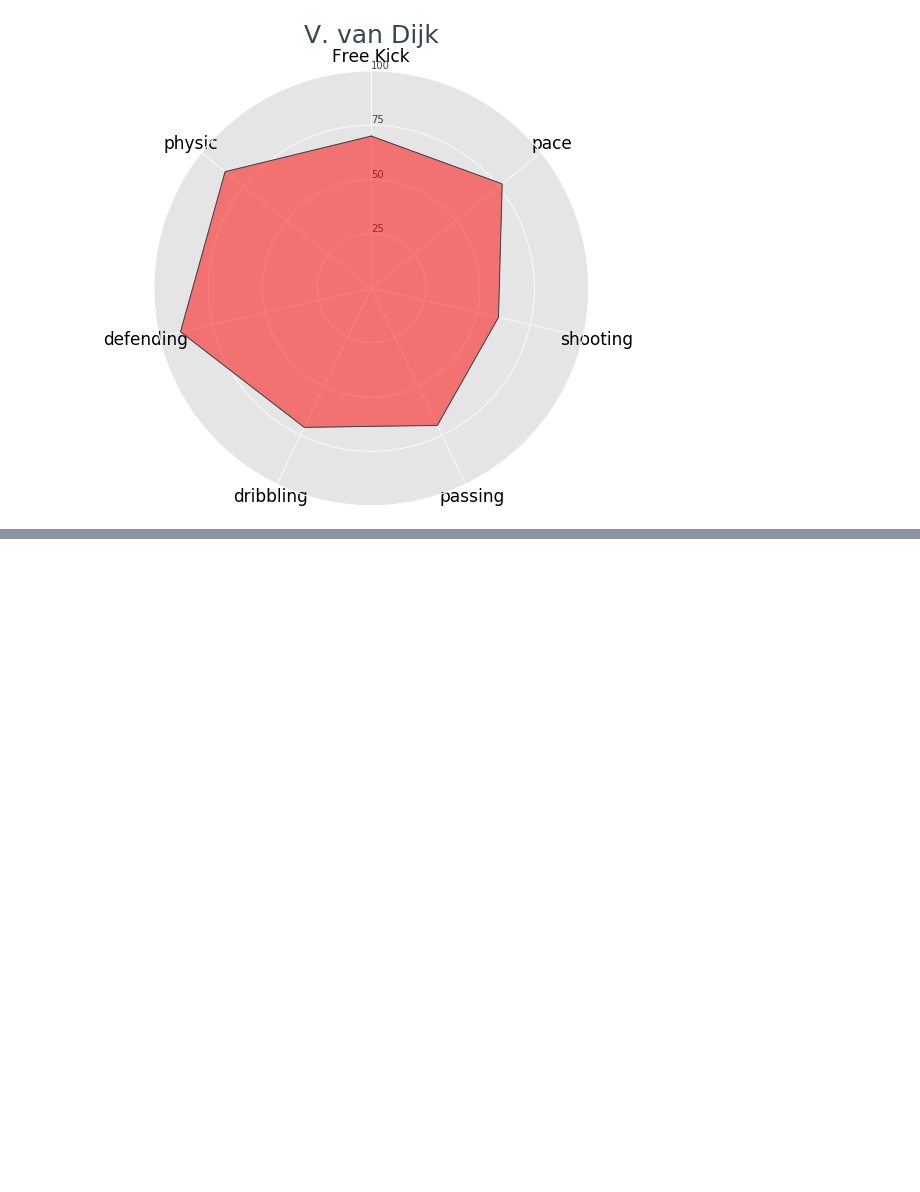
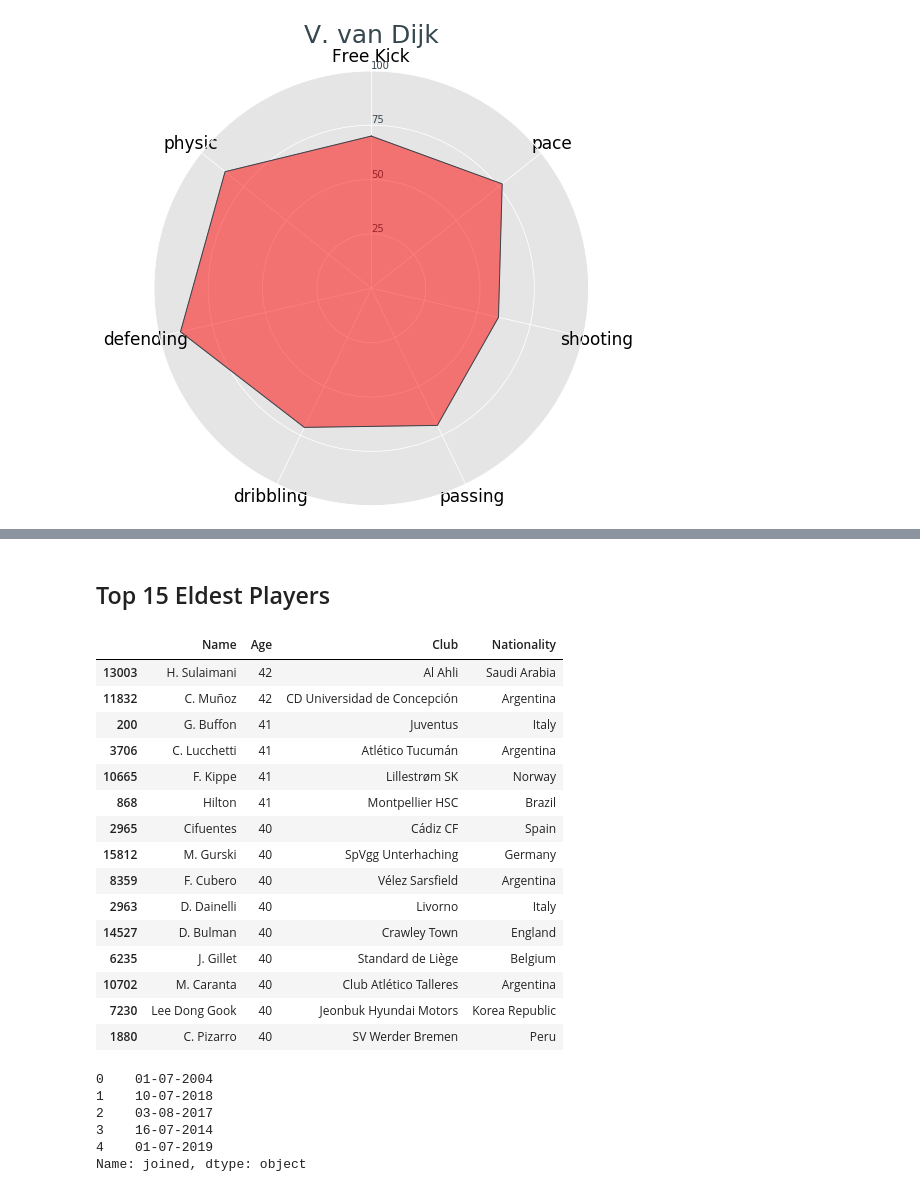
Before and after one commit to shlokadaga/fifa20, a Jupyter notebook: fifa20_project.ipynb, the cells around one changed output, grey strips where cells are left out. Cells and saved outputs as stored; diff of their text form; code cells hidden in the pictures; blank space fills up the shorter version.

```diff
--- a/fifa20_project.ipynb
+++ b/fifa20_project.ipynb
@@ -631,0 +655,33 @@ graphpolar(7)
+# %% [markdown]
+## Top 15 Eldest Players
+# %%
+old=df_new.sort_values(by='Age',ascending=False).head(15)
+old=old[['Name','Age','Club','Nationality']]
+old
+# %% [output]
+|  | Name | Age | Club | Nationality |
+| 13003 | H. Sulaimani | 42 | Al Ahli | Saudi Arabia |
+| 11832 | C. Muñoz | 42 | CD Universidad de Concepción | Argentina |
+| 200 | G. Buffon | 41 | Juventus | Italy |
+| 3706 | C. Lucchetti | 41 | Atlético Tucumán | Argentina |
+| 10665 | F. Kippe | 41 | Lillestrøm SK | Norway |
+| 868 | Hilton | 41 | Montpellier HSC | Brazil |
+| 2965 | Cifuentes | 40 | Cádiz CF | Spain |
+| 15812 | M. Gurski | 40 | SpVgg Unterhaching | Germany |
+| 8359 | F. Cubero | 40 | Vélez Sarsfield | Argentina |
+| 2963 | D. Dainelli | 40 | Livorno | Italy |
+| 14527 | D. Bulman | 40 | Crawley Town | England |
+| 6235 | J. Gillet | 40 | Standard de Liège | Belgium |
+| 10702 | M. Caranta | 40 | Club Atlético Talleres | Argentina |
+| 7230 | Lee Dong Gook | 40 | Jeonbuk Hyundai Motors | Korea Republic |
+| 1880 | C. Pizarro | 40 | SV Werder Bremen | Peru |
+# %%
+d=df['joined']
+d.head()
+# %% [output]
+0    01-07-2004
+1    10-07-2018
+2    03-08-2017
+3    16-07-2014
+4    01-07-2019
+Name: joined, dtype: object
```
Also changed, not shown: parts of 6 cells of this notebook.
